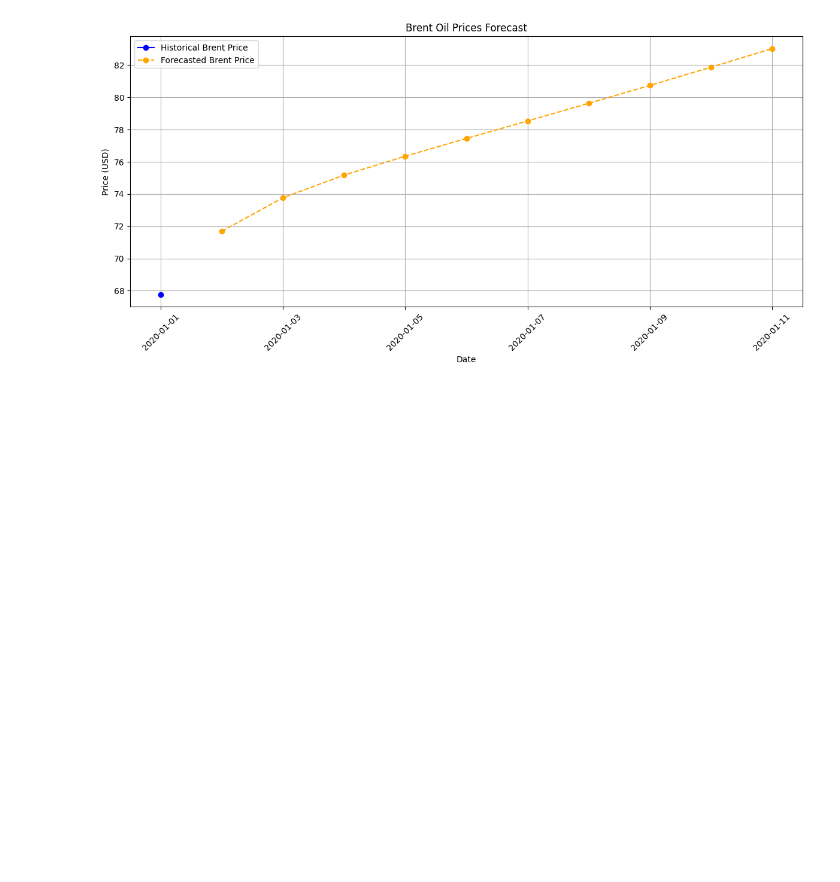
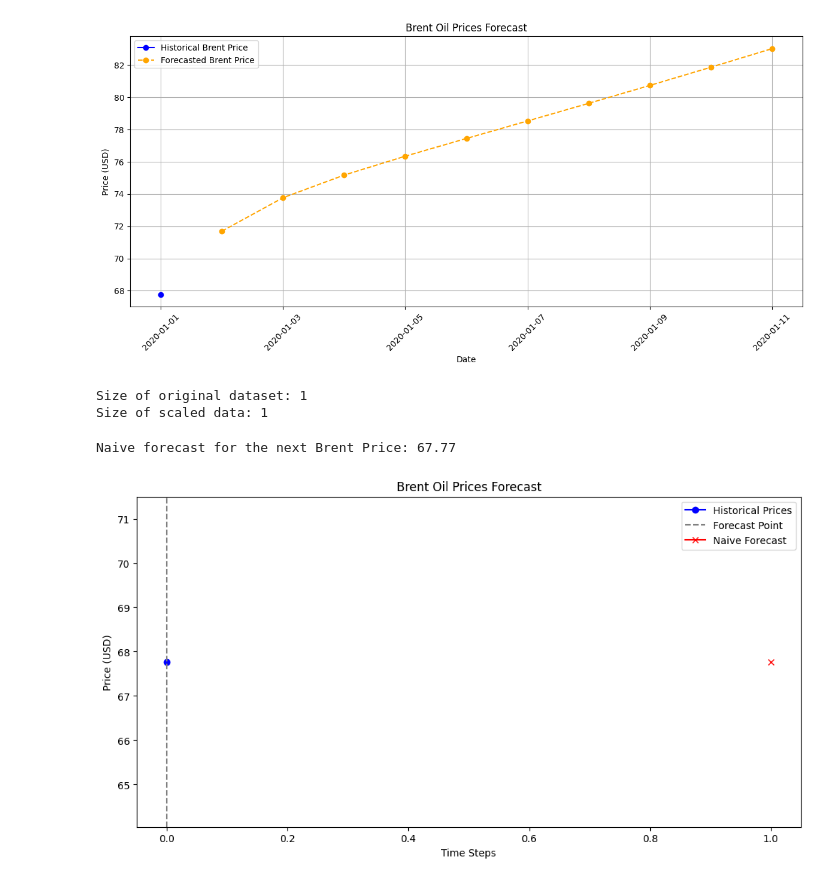
Before and after one commit to Wbam/week-10, a Jupyter notebook: notebooks/Analyze_Brent_Task_2.ipynb, the cells around one changed output. Drawn from its saved outputs; the diff is of its cells as text; code cells hidden in the pictures; blank space fills up the shorter version.

Commit message:
feat: Implement naive forecasting for Brent Price - Current predicted price: 7.77

```diff
--- a/notebooks/Analyze_Brent_Task_2.ipynb
+++ b/notebooks/Analyze_Brent_Task_2.ipynb
@@ -242,0 +124,39 @@ plt.show()
+# %%
+# Check the size of the original dataset
+print(f"Size of original dataset: {len(data['Brent Price'])}")
+
+# Scale the data to a range between 0 and 1
+scaler = MinMaxScaler(feature_range=(0, 1))
+scaled_data = scaler.fit_transform(data['Brent Price'].values.reshape(-1, 1))
+
+# Print the size of the scaled data
+print(f"Size of scaled data: {len(scaled_data)}")
+# %% [output]
+Size of original dataset: 1
+Size of scaled data: 1
+# %%
+# Check if the dataset has enough data points for naive forecasting
+if len(data['Brent Price']) > 0:
+    last_price = data['Brent Price'].values[0]
+    print(f'Naive forecast for the next Brent Price: {last_price}')
+else:
+    print("Not enough data points for prediction.")
+# %% [output]
+Naive forecast for the next Brent Price: 67.77
+# %%
+historical_prices = [67.77]
+
+# Adding the forecast to the historical prices
+forecasted_prices = historical_prices + [67.77]
+
+plt.figure(figsize=(12, 6))
+plt.plot(historical_prices, label='Historical Prices', color='blue', marker='o')
+plt.axvline(x=len(historical_prices) - 1, color='gray', linestyle='--', label='Forecast Point')
+plt.plot(len(historical_prices), 67.77, label='Naive Forecast', color='red', marker='x')
+plt.title('Brent Oil Prices Forecast')
+plt.xlabel('Time Steps')
+plt.ylabel('Price (USD)')
+plt.legend()
+plt.show()
+# %% [output]
+[figure, added]
```
Also changed, not shown: parts of 1 cell of this notebook.
